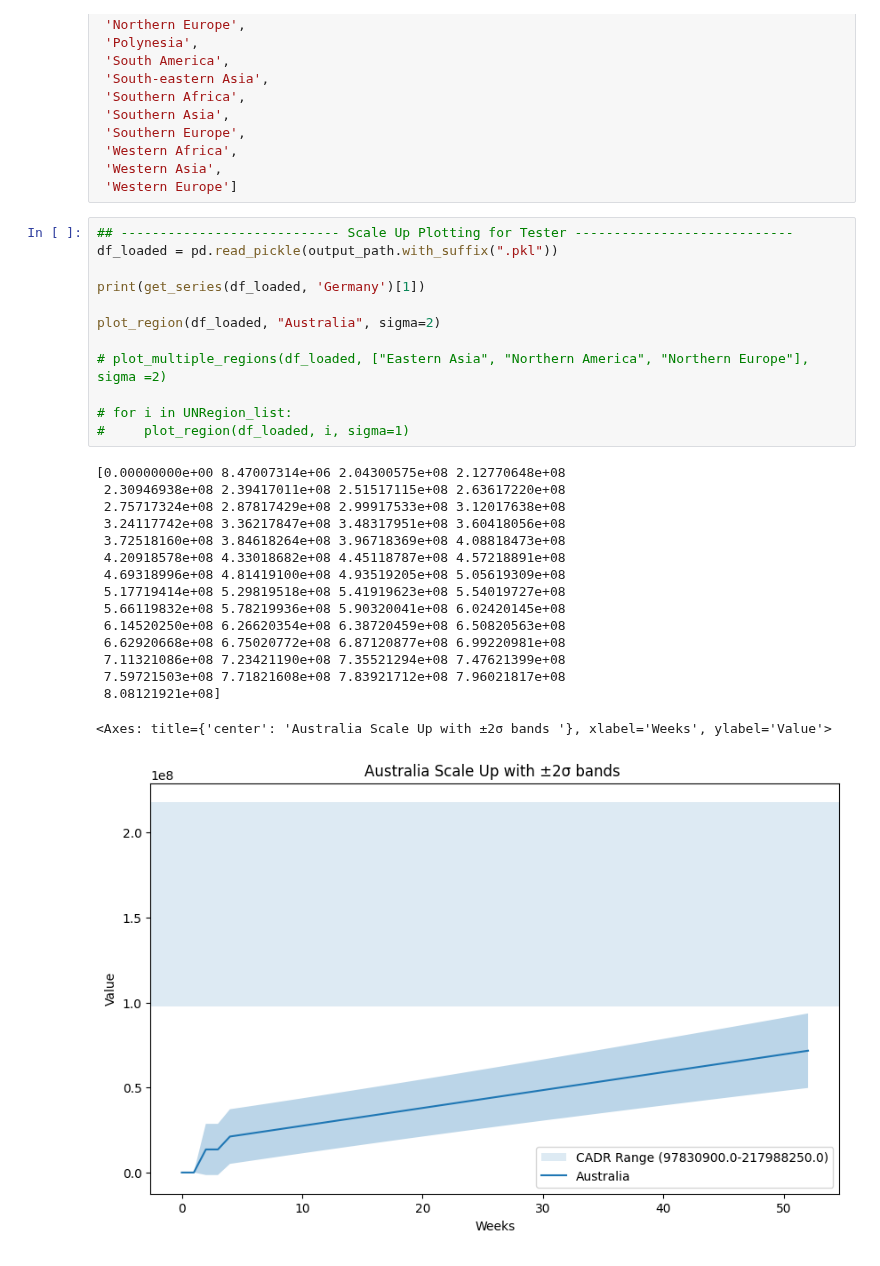
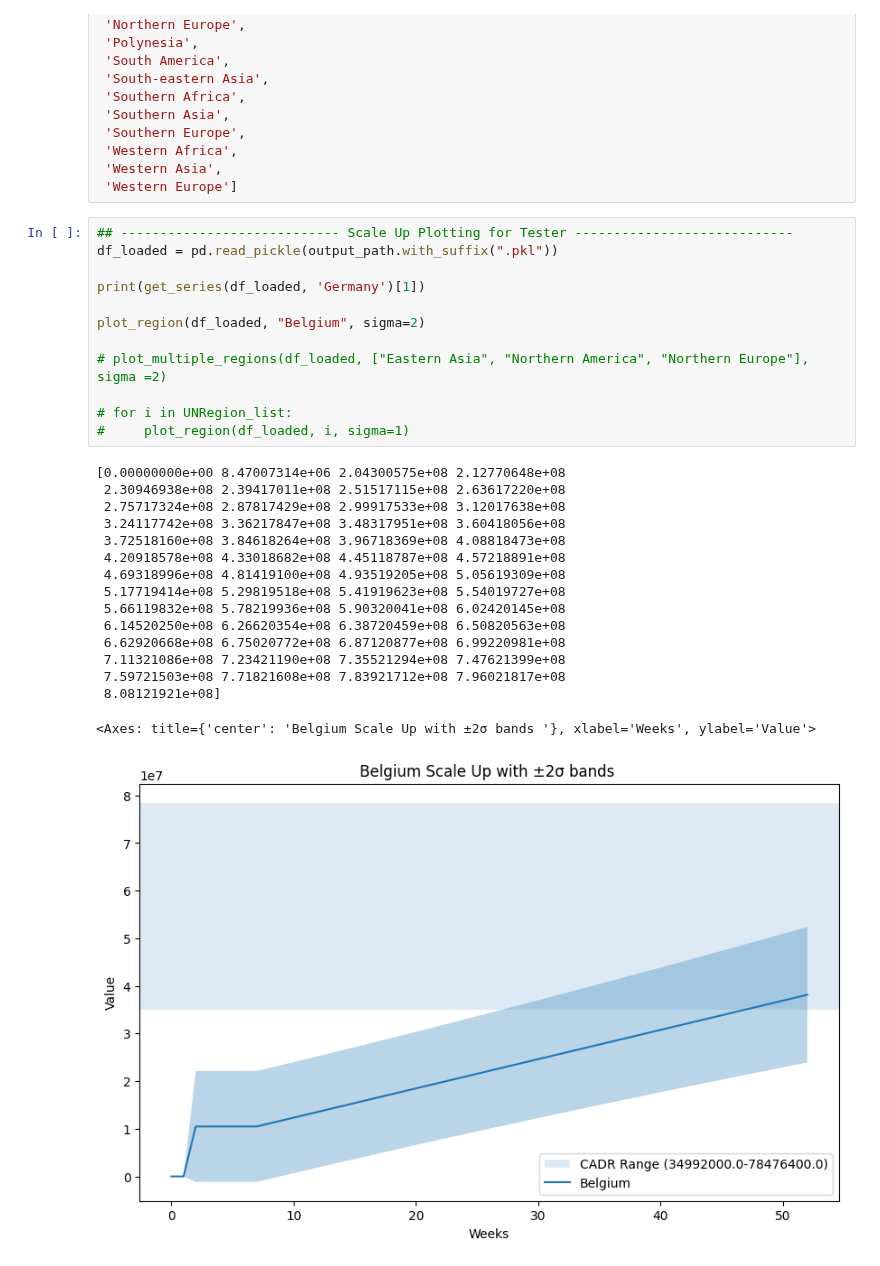
Before and after one commit to SPROOK/InRoomAirFilterScaleUp, a Jupyter notebook: scripts/Scale_Up_Visualiser.ipynb, the cells around one changed output. Saved outputs shown, nothing was run; the diff lists cells and outputs as text.

```diff
--- a/scripts/Scale_Up_Visualiser.ipynb
+++ b/scripts/Scale_Up_Visualiser.ipynb
@@ -97,29 +97,29 @@ UNRegion_list = ['Australia and New Zealand',
 # %%
 ## ---------------------------- Scale Up Plotting for Tester ----------------------------
 df_loaded = pd.read_pickle(output_path.with_suffix(".pkl"))
 
 print(get_series(df_loaded, 'Germany')[1])
 
-plot_region(df_loaded, "Australia", sigma=2)
+plot_region(df_loaded, "Belgium", sigma=2)
 
 # plot_multiple_regions(df_loaded, ["Eastern Asia", "Northern America", "Northern Europe"], sigma =2)
 
 # for i in UNRegion_list:
 #     plot_region(df_loaded, i, sigma=1)
 # %% [output]
 [0.00000000e+00 8.47007314e+06 2.04300575e+08 2.12770648e+08
  2.30946938e+08 2.39417011e+08 2.51517115e+08 2.63617220e+08
  2.75717324e+08 2.87817429e+08 2.99917533e+08 3.12017638e+08
  3.24117742e+08 3.36217847e+08 3.48317951e+08 3.60418056e+08
  3.72518160e+08 3.84618264e+08 3.96718369e+08 4.08818473e+08
  4.20918578e+08 4.33018682e+08 4.45118787e+08 4.57218891e+08
  4.69318996e+08 4.81419100e+08 4.93519205e+08 5.05619309e+08
  5.17719414e+08 5.29819518e+08 5.41919623e+08 5.54019727e+08
  5.66119832e+08 5.78219936e+08 5.90320041e+08 6.02420145e+08
  6.14520250e+08 6.26620354e+08 6.38720459e+08 6.50820563e+08
  6.62920668e+08 6.75020772e+08 6.87120877e+08 6.99220981e+08
  7.11321086e+08 7.23421190e+08 7.35521294e+08 7.47621399e+08
  7.59721503e+08 7.71821608e+08 7.83921712e+08 7.96021817e+08
  8.08121921e+08]
-<Axes: title={'center': 'Australia Scale Up with ±2σ bands '}, xlabel='Weeks', ylabel='Value'>
+<Axes: title={'center': 'Belgium Scale Up with ±2σ bands '}, xlabel='Weeks', ylabel='Value'>
-[figure, old version]
+[figure, new version]
```
Also changed, not shown: 3 other files.
